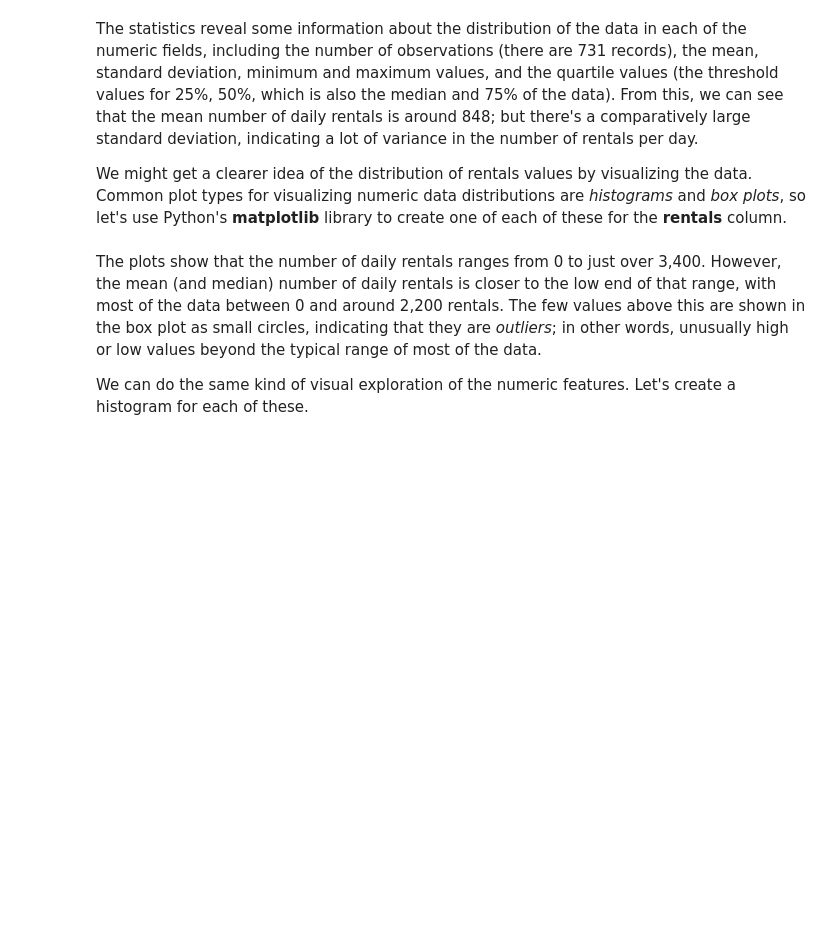
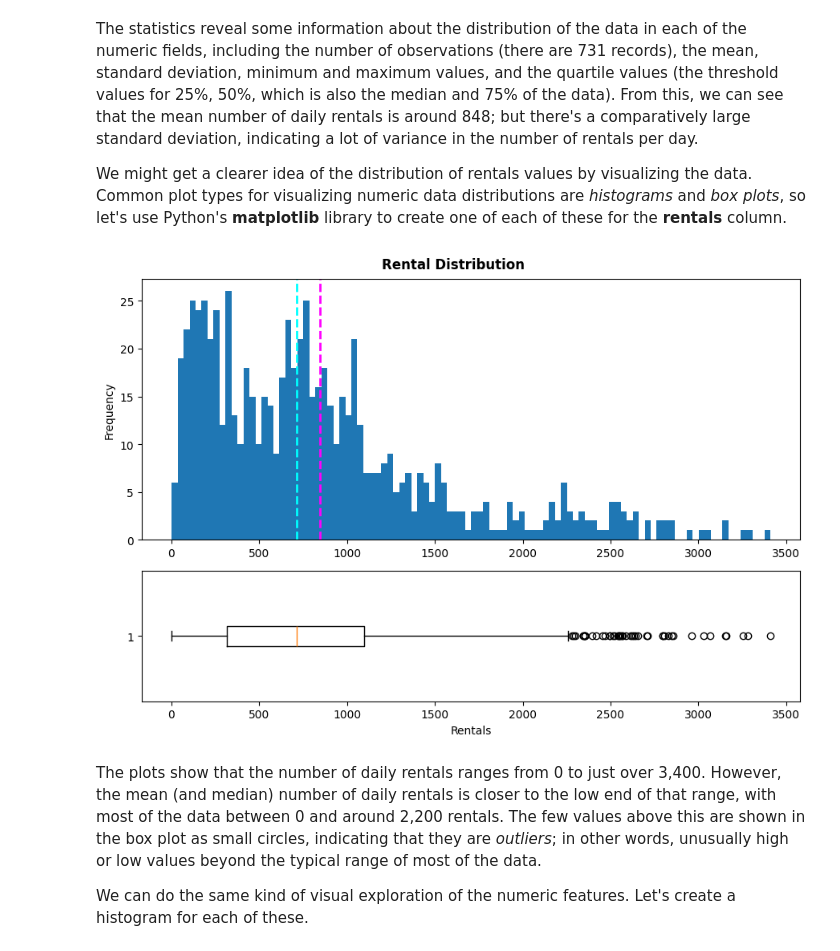
Before and after one commit to hugosouto/coursera-microsoft-azure-ds-specialization, a Jupyter notebook: C1-create-ml-models-in-azure/W1L2-train-and-evaluate-regression-models/01-training.ipynb, the cells around one changed output. Drawn from its saved outputs; the diff is of its cells as text; code cells hidden in the pictures; blank space fills up the shorter version.

```diff
--- a/C1-create-ml-models-in-azure/W1L2-train-and-evaluate-regression-models/01-training.ipynb
+++ b/C1-create-ml-models-in-azure/W1L2-train-and-evaluate-regression-models/01-training.ipynb
@@ -34,0 +33,21 @@ bike_data.head()
+# %%
+import pandas as pd
+import urllib.request
+
+filename = 'daily-bike-share.csv'
+url = 'https://raw.githubusercontent.com/MicrosoftDocs/mslearn-introduction-to-machine-learning/main/Data/ml-basics/daily-bike-share.csv'
+
+def csv_to_df(filename, url):
+    '''
+    Load the training dataset with urllib (if needed) into a Pandas dataframe.
+    '''
+    try:
+        df = pd.read_csv(filename)
+    except:
+        urllib.request.urlretrieve(url, filename)
+        df = pd.read_csv(filename)
+    return df
+
+bike_data = csv_to_df(filename, url)
+print(bike_data.shape)
+bike_data.sample(10, random_state=999)
@@ -68,34 +128,38 @@ We might get a clearer idea of the distribution of rentals values by visualizing
 # %%
 import pandas as pd
 import matplotlib.pyplot as plt
 
 # This ensures plots are displayed inline in the Jupyter notebook
-%matplotlib inline
+# %matplotlib inline
 
 # Get the label column
 label = bike_data['rentals']
 
-
 # Create a figure for 2 subplots (2 rows, 1 column)
-fig, ax = plt.subplots(2, 1, figsize = (9,12))
+fig, ax = plt.subplots(2, 1, figsize = (9,6), gridspec_kw={'height_ratios': [1, 0.5]})
 
 # Plot the histogram
 ax[0].hist(label, bins=100)
 ax[0].set_ylabel('Frequency')
 
 # Add lines for the mean, median, and mode
 ax[0].axvline(label.mean(), color='magenta', linestyle='dashed', linewidth=2)
 ax[0].axvline(label.median(), color='cyan', linestyle='dashed', linewidth=2)
 
 # Plot the boxplot
 ax[1].boxplot(label, vert=False)
 ax[1].set_xlabel('Rentals')
 
+# Set layout type
+fig.tight_layout()
+
 # Add a title to the Figure
-fig.suptitle('Rental Distribution')
+fig.suptitle('Rental Distribution', y=1.02, fontweight='bold')
 
 # Show the figure
 fig.show()
+# %% [output]
+[figure, added]
 # %% [markdown]
 The plots show that the number of daily rentals ranges from 0 to just over 3,400. However, the mean (and median) number of daily rentals is closer to the low end of that range, with most of the data between 0 and around 2,200 rentals. The few values above this are shown in the box plot as small circles, indicating that they are *outliers*; in other words, unusually high or low values beyond the typical range of most of the data.
 
```
Also changed, not shown: parts of 15 cells of this notebook.
